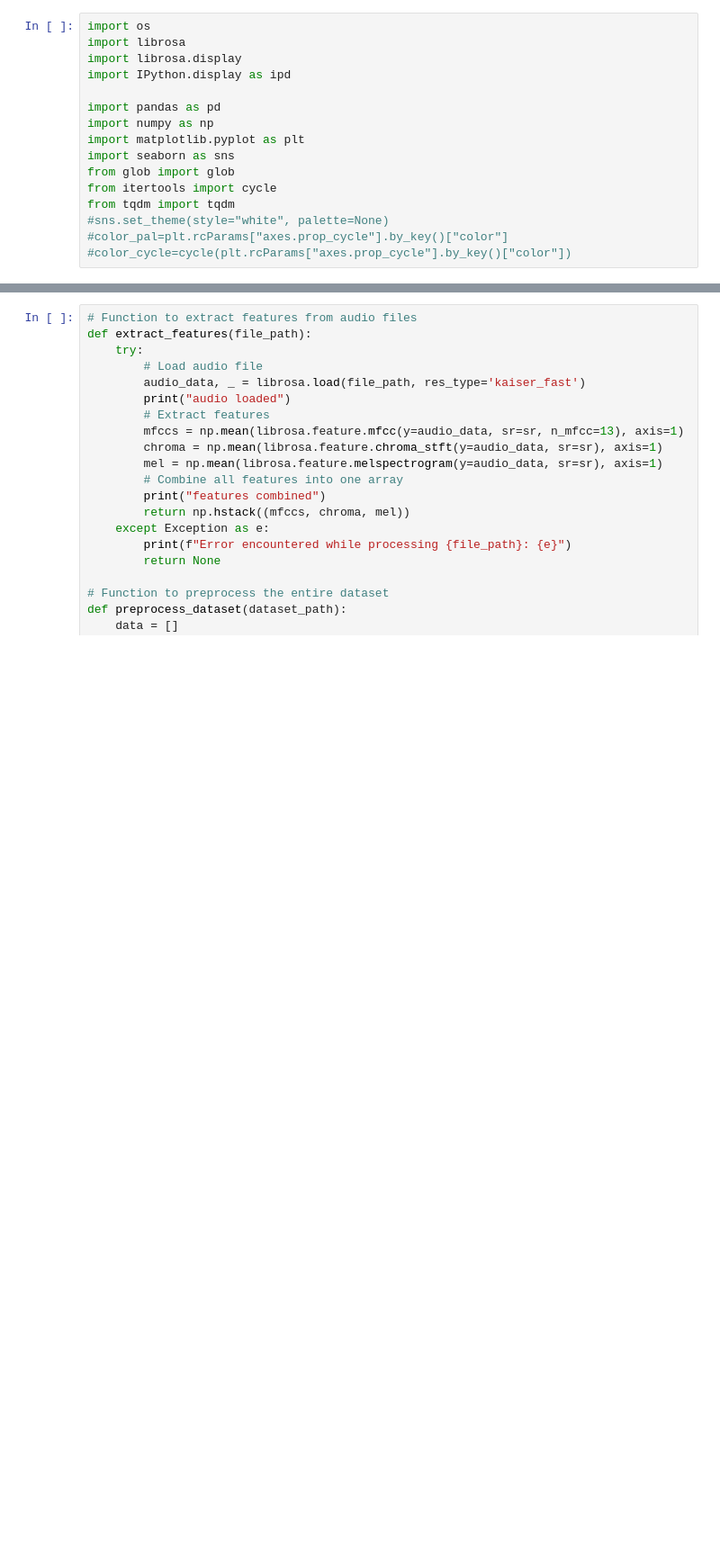
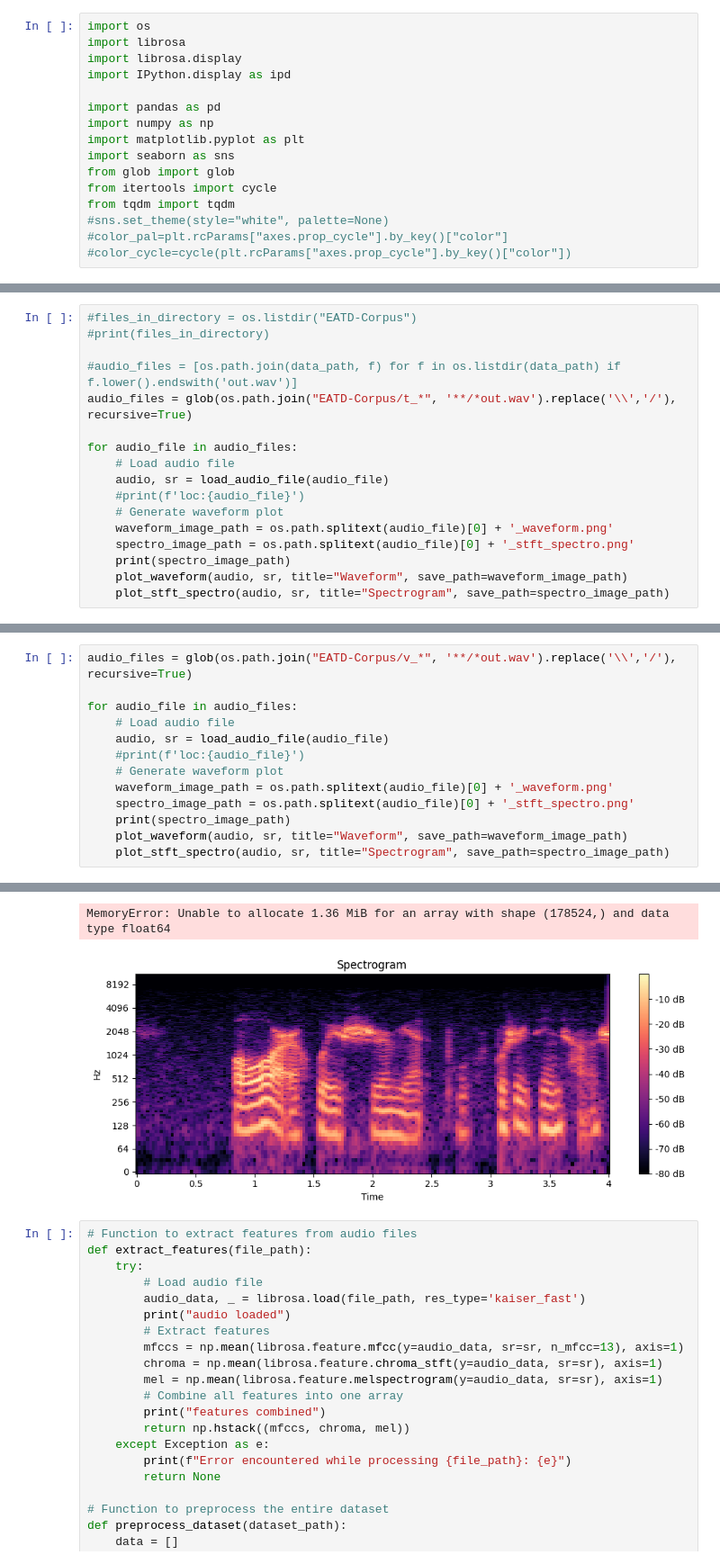
Before and after one commit to NAyeshaKhan/EDD_audio, a Jupyter notebook: Data preprocessing.ipynb, the cells around one changed output, grey strips where cells are left out. Shown: that part at 90% size. Drawn from its saved outputs; the diff is of its cells as text; blank space fills up the shorter version.

Commit message:
Preprocessing & waveform generation methods added

```diff
--- a/Data preprocessing.ipynb
+++ b/Data preprocessing.ipynb
@@ -38,0 +65,17 @@ pd.Series(y_trimmed[5000:10000]).plot(figsize=(10,5), lw=1, title="Raw audio zoo
+# %%
+#files_in_directory = os.listdir("EATD-Corpus")
+#print(files_in_directory)
+
+#audio_files = [os.path.join(data_path, f) for f in os.listdir(data_path) if f.lower().endswith('out.wav')]
+audio_files = glob(os.path.join("EATD-Corpus/t_*", '**/*out.wav').replace('\\','/'), recursive=True)
+
+for audio_file in audio_files:
+    # Load audio file
+    audio, sr = load_audio_file(audio_file)
+    #print(f'loc:{audio_file}')
+    # Generate waveform plot
+    waveform_image_path = os.path.splitext(audio_file)[0] + '_waveform.png'
+    spectro_image_path = os.path.splitext(audio_file)[0] + '_stft_spectro.png'
+    print(spectro_image_path)
+    plot_waveform(audio, sr, title="Waveform", save_path=waveform_image_path)
+    plot_stft_spectro(audio, sr, title="Spectrogram", save_path=spectro_image_path)
@@ -38,0 +100,14 @@ pd.Series(y_trimmed[5000:10000]).plot(figsize=(10,5), lw=1, title="Raw audio zoo
+# %%
+audio_files = glob(os.path.join("EATD-Corpus/v_*", '**/*out.wav').replace('\\','/'), recursive=True)
+
+for audio_file in audio_files:
+    # Load audio file
+    audio, sr = load_audio_file(audio_file)
+    #print(f'loc:{audio_file}')
+    # Generate waveform plot
+    waveform_image_path = os.path.splitext(audio_file)[0] + '_waveform.png'
+    spectro_image_path = os.path.splitext(audio_file)[0] + '_stft_spectro.png'
+    print(spectro_image_path)
+    plot_waveform(audio, sr, title="Waveform", save_path=waveform_image_path)
+    plot_stft_spectro(audio, sr, title="Spectrogram", save_path=spectro_image_path)
+# %% [output]
@@ -39,3 +131,5 @@ pd.Series(y_trimmed[5000:10000]).plot(figsize=(10,5), lw=1, title="Raw audio zoo
+MemoryError: Unable to allocate 1.36 MiB for an array with shape (178524,) and data type float64
+[figure, added]
 # %%
 # Function to extract features from audio files
 def extract_features(file_path):
```
Also changed, not shown: parts of 10 cells of this notebook.
